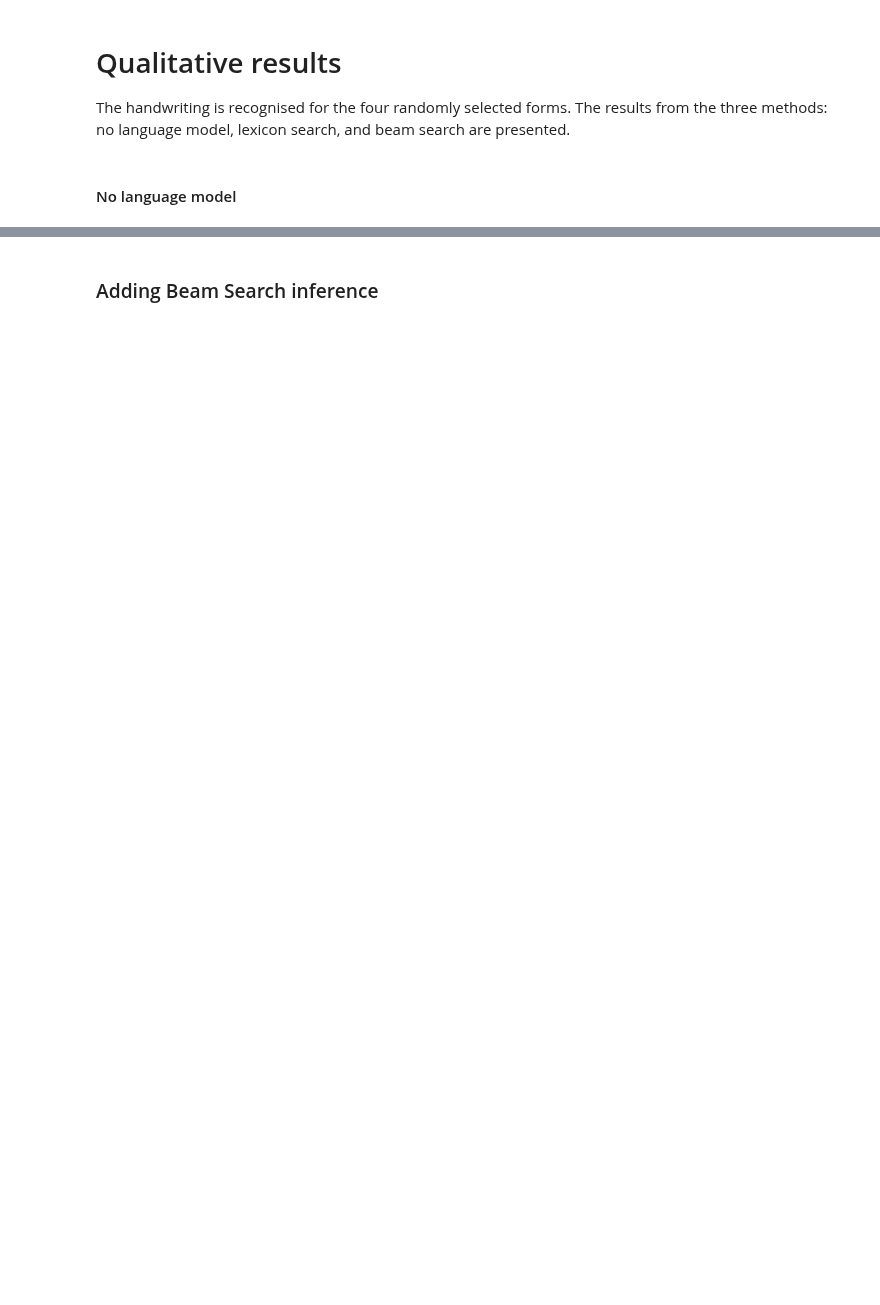
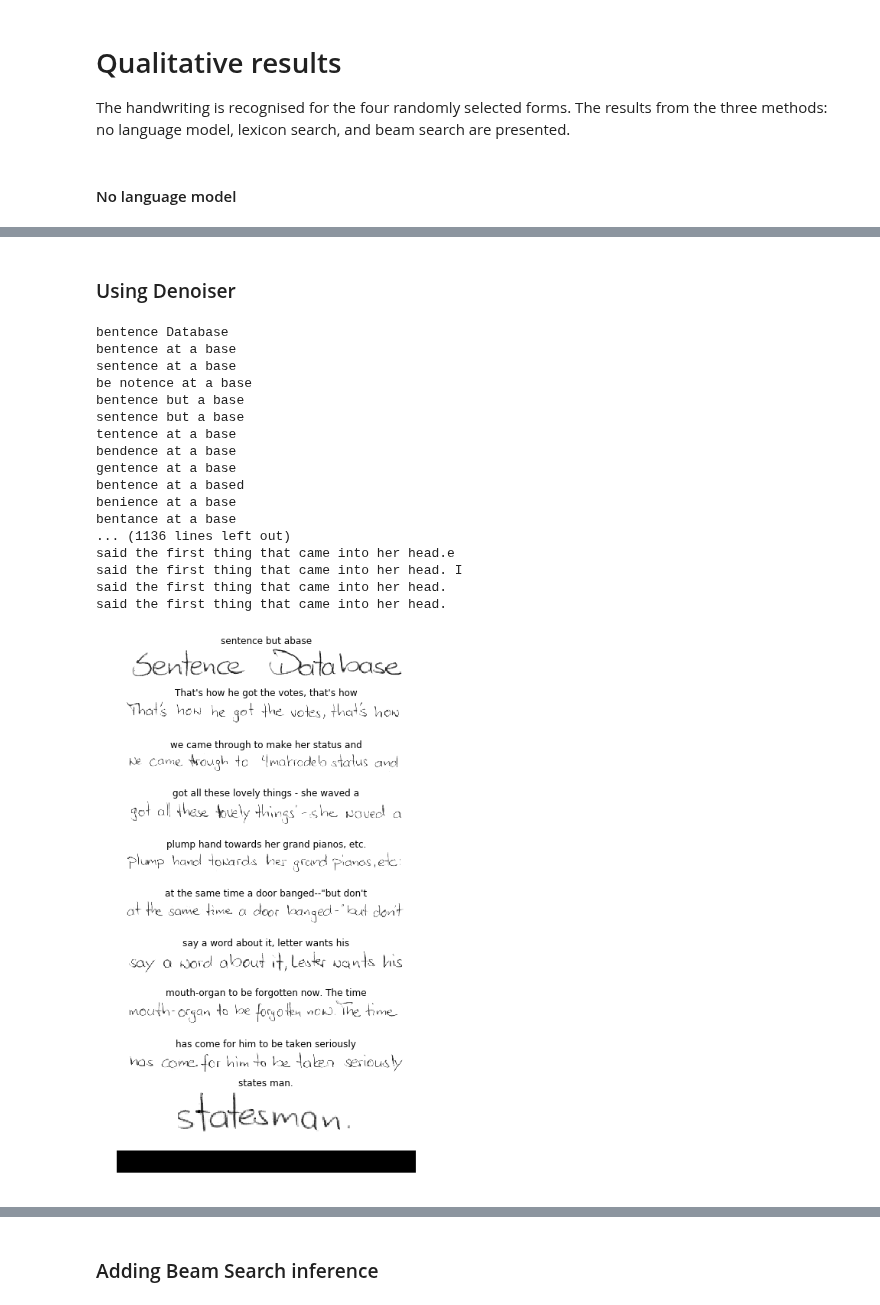
Before and after one commit to awslabs/handwritten-text-recognition-for-apache-mxnet, a Jupyter notebook: handwriting_ocr.ipynb, the cells around one changed output, grey strips where cells are left out. Cells and saved outputs as stored; diff of their text form; code cells hidden in the pictures; blank space fills up the shorter version.

Commit message:
Initial work on denoiser

```diff
--- a/handwriting_ocr.ipynb
+++ b/handwriting_ocr.ipynb
@@ -201,0 +204,5 @@ def get_beam_search_with_lm(prob, width=20, k=4):
+# %%
+from utils.encoder_decoder import Denoiser, ALPHABET, encode_char, decode_char, EOS, BOS
+denoiser = Denoiser(alphabet_size=len(ALPHABET), max_src_length=150, max_tgt_length=150, num_heads=4, embed_size=256, num_layers=2)
+denoiser.load_parameters('model_checkpoint/denoiser.params', ctx=ctx)
+#denoiser.hybridize(static_alloc=True)
@@ -202,3 +227,17 @@ def get_beam_search_with_lm(prob, width=20, k=4):
+# %%
+def get_denoised(prob):
+    text = get_arg_max(prob)
+    print(text)
+    src_seq, src_valid_length = encode_char(text)
+    src_seq = mx.nd.array([src_seq], ctx=ctx)
+    src_valid_length = mx.nd.array(src_valid_length, ctx=ctx)
+    encoder_outputs, _ = denoiser.encode(src_seq, valid_length=src_valid_length)
+    states = denoiser.decoder.init_state_from_encoder(encoder_outputs,
+                                                      encoder_valid_length=src_valid_length)
+    inputs = mx.nd.full(shape=(1,), ctx=src_seq.context, dtype=np.float32, val=BOS)
+    text = generate_sequences(beam_sampler, inputs, states)
+    print(text)
+    return text
 # %% [markdown]
 # Qualitative results
 The handwriting is recognised for the four randomly selected forms. The results from the three methods: no language model, lexicon search, and beam search are presented.
@@ -224,0 +259,35 @@ for i, form_character_probs in enumerate(character_probs):
+# %% [markdown]
+### Using Denoiser
+# %%
+for i, form_character_probs in enumerate(character_probs):
+    fig, axs = plt.subplots(len(form_character_probs) + 1,
+                            figsize=(7, int(1 + 1.2 * len(form_character_probs))))
+    for j, line_character_probs in enumerate(form_character_probs):
+        decoded_line = get_denoised(line_character_probs)
+
+        line_image = line_images_array[i][j]
+        axs[j].imshow(line_image.squeeze(), cmap='Greys_r')
+        axs[j].imshow(line_image.squeeze(), cmap='Greys_r')
+        axs[j].set_title("{}".format(decoded_line))
+        axs[j].axis('off')
+    axs[-1].imshow(np.zeros(shape=line_image_size), cmap='Greys_r')
+    axs[-1].axis('off')
+# %% [output]
+bentence Database
+bentence at a base
+sentence at a base
+be notence at a base
+bentence but a base
+sentence but a base
+tentence at a base
+bendence at a base
+gentence at a base
+bentence at a based
+benience at a base
+bentance at a base
+... (1136 lines left out)
+said the first thing that came into her head.e
+said the first thing that came into her head. I
+said the first thing that came into her head.
+said the first thing that came into her head.
+[figure, added]
```
Also changed, not shown: parts of 25 cells of this notebook, 4 other files.
